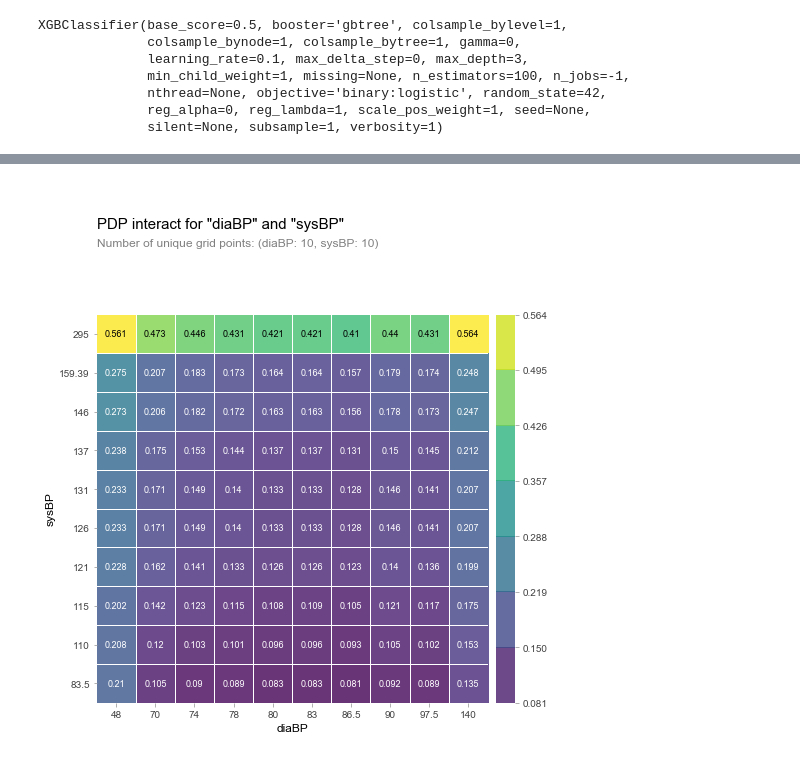
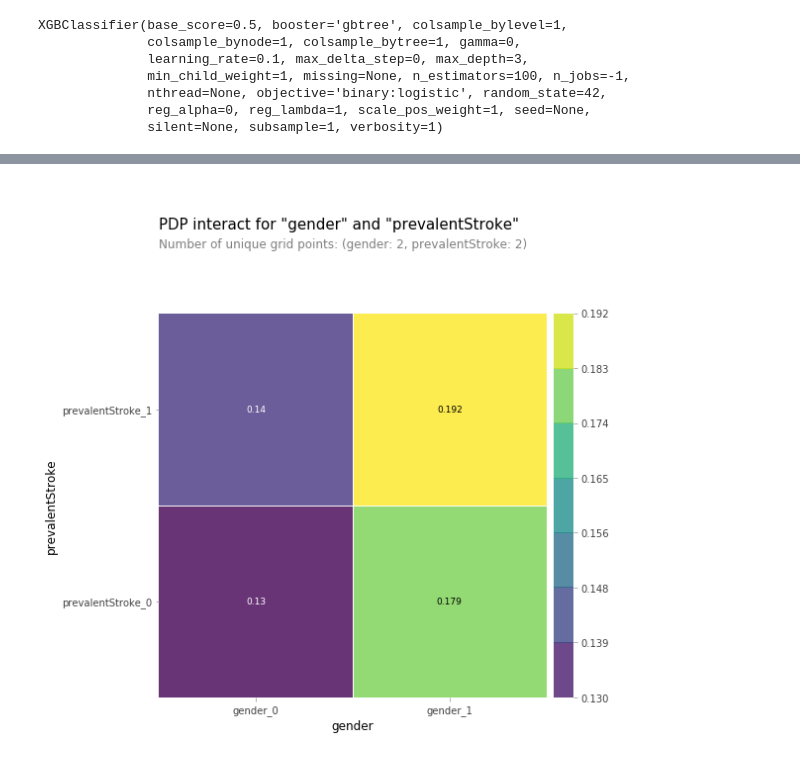
Before and after one commit to aidanvu1992/build_week_2, a Jupyter notebook: Heart_disease.ipynb, the cells around one changed output, grey strips where cells are left out. Drawn from its saved outputs; the diff is of its cells as text; code cells hidden in the pictures.

```diff
--- a/Heart_disease.ipynb
+++ b/Heart_disease.ipynb
@@ -75,5 +85,5 @@ LOAD DATA
 # %%
-df = pd.read_csv('heart_diseases.csv')
+df = pd.read_csv('framingham (1).csv')
 df.head()
 # %% [output]
 |  | male | age | education | currentSmoker | cigsPerDay | BPMeds | prevalentStroke | prevalentHyp | ... |
@@ -449,14 +460,14 @@ pdp_plot(isolated, feature_name=feature)
 # %%
 #PDP 2 features interaction
-features = ['diaBP', 'sysBP']
+features = ['gender', 'prevalentStroke']
 
 interaction = pdp_interact(
     model=model,
     dataset=X_encoded,
     model_features=X_encoded.columns,
     features=features
 )
 
 pdp_interact_plot(interaction, plot_type='grid', feature_names=features);
 # %% [output]
-[figure, old version]
+[figure, new version]
```
Also changed, not shown: parts of 13 cells of this notebook.
